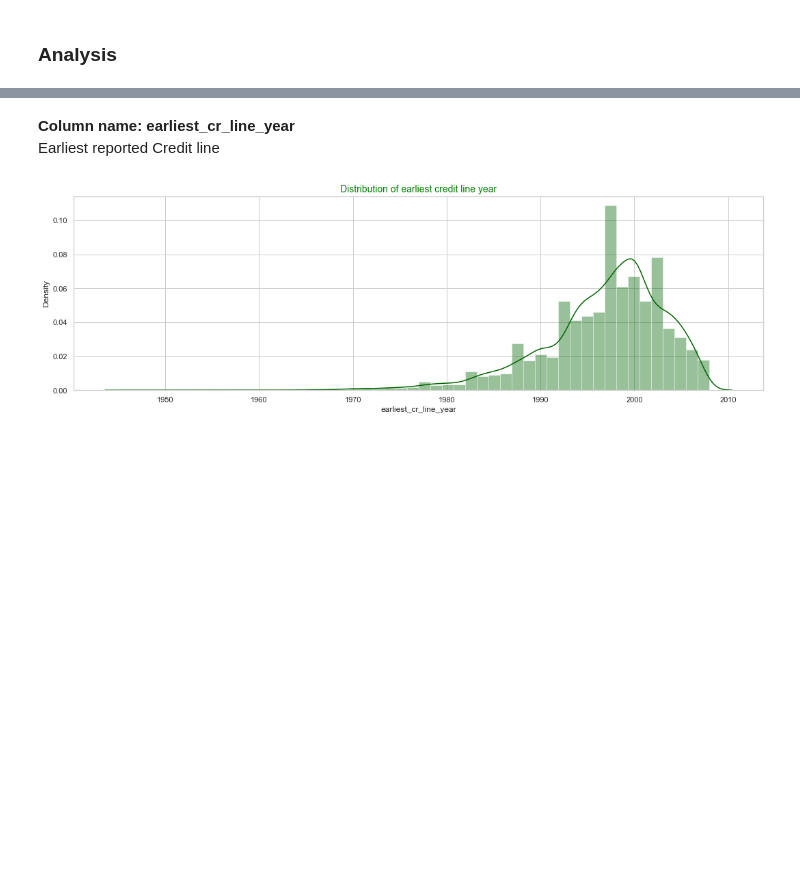
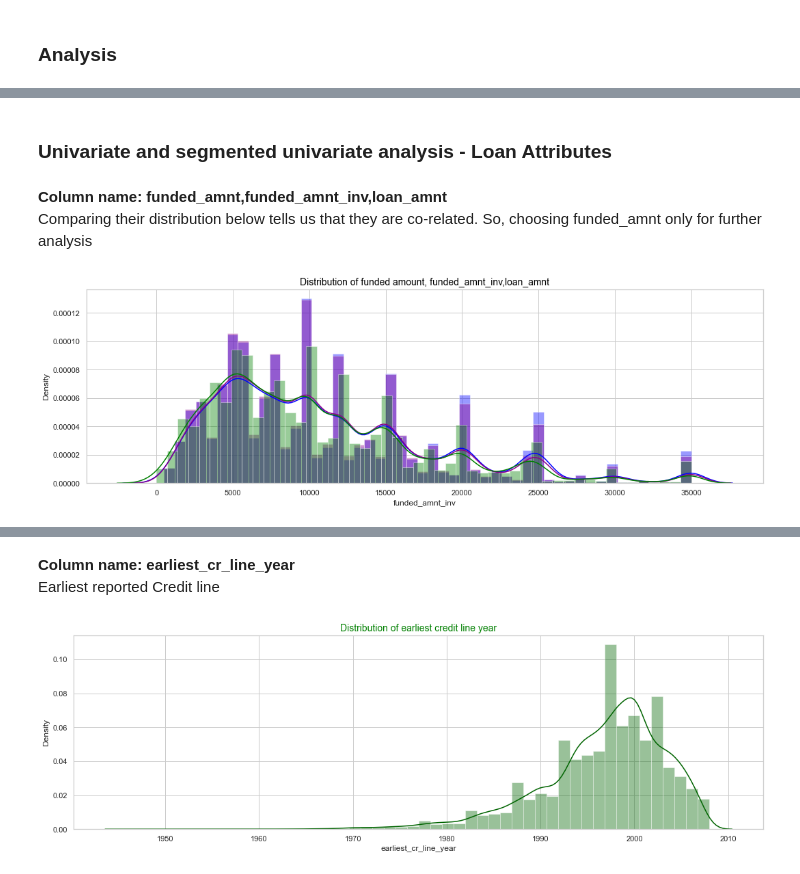
Before and after one commit to Utkarsh4610/LendingClub, a Jupyter notebook: LendingClubCaseStudy.ipynb, the cells around one changed output, grey strips where cells are left out. Saved outputs shown, nothing was run; the diff lists cells and outputs as text; code cells hidden in the pictures; blank space fills up the shorter version.

```diff
--- a/LendingClubCaseStudy.ipynb
+++ b/LendingClubCaseStudy.ipynb
@@ -536,0 +478,2 @@ plt.show()
+# %% [markdown]
+### Univariate and segmented univariate analysis - Loan Attributes
@@ -536,0 +484,16 @@ plt.show()
+# %% [markdown]
+**Column name: funded_amnt,funded_amnt_inv,loan_amnt** <br/>
+Comparing their distribution below tells us that they are co-related.
+So, choosing funded_amnt only for further analysis
+# %%
+plt.figure(figsize=(15,5))
+plt.subplot(1,1,1)
+sns.distplot(loan_master_fp_co['loan_amnt'],bins=50,color='blue')
+sns.distplot(loan_master_fp_co['funded_amnt'],bins=50,color='darkmagenta')
+sns.distplot(loan_master_fp_co['funded_amnt_inv'],bins=50,color='green')
+plt.title('Distribution of funded amount, funded_amnt_inv,loan_amnt',{'color' :'black','fontsize':14})
+
+plt.tight_layout()
+plt.show()
+# %% [output]
+[figure, added]
```
Also changed, not shown: parts of 62 cells of this notebook.
